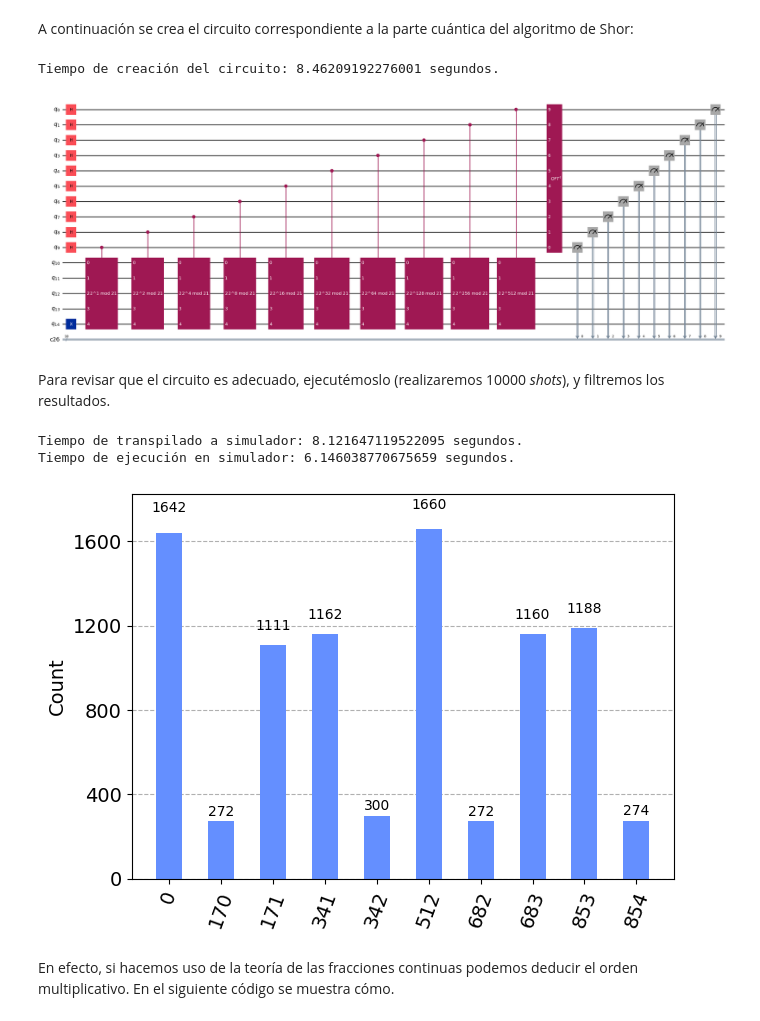
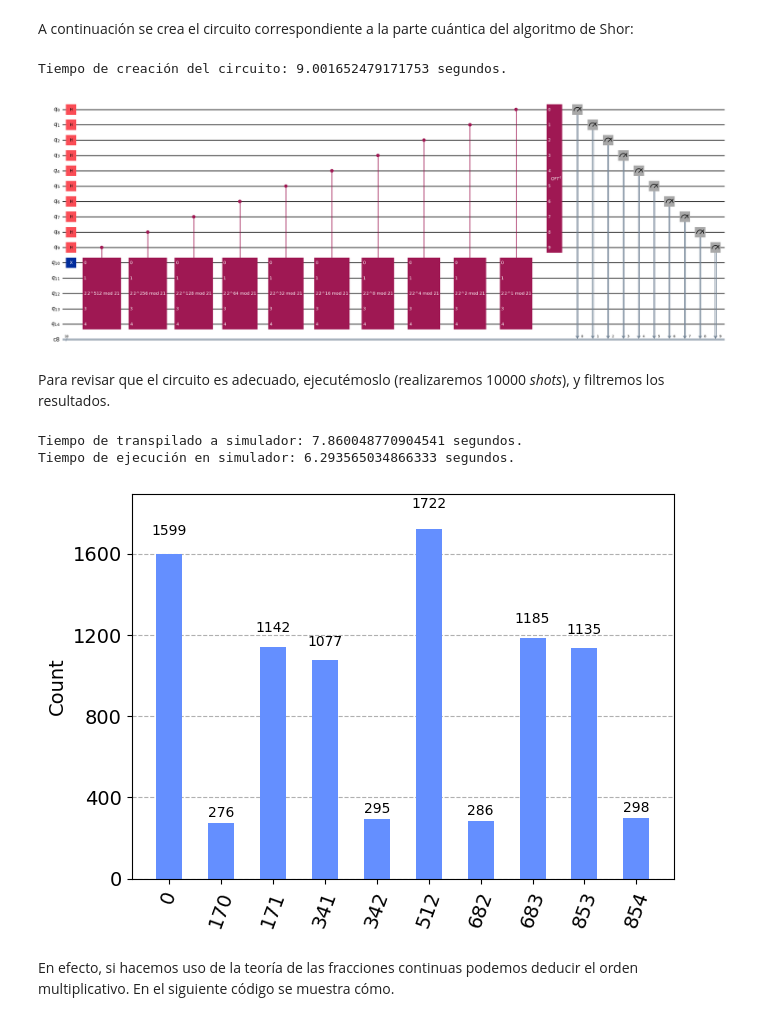
Before and after one commit to Mariomc10/TFM, a Jupyter notebook: Shor_Analisis_Qiskit.ipynb, the cells around one changed output. Saved outputs shown, nothing was run; the diff lists cells and outputs as text; code cells hidden in the pictures.

Commit message:
ShorQiskitCompleto(?)

```diff
--- a/Shor_Analisis_Qiskit.ipynb
+++ b/Shor_Analisis_Qiskit.ipynb
@@ -88,39 +88,39 @@ A continuación se crea el circuito correspondiente a la parte cuántica del alg
 # %%
 # Parte cuántica del algoritmo de Shor. Implementación en Qiskit 1.0.2
 t0 = time.time() # Inicio de la construcción del circuito
 # Calculamos los qubits necesarios
 n_in_qubits = int(np.ceil(np.log2(N)))
 n_out_qubits = 2*n_in_qubits
 n_qubits = n_out_qubits + n_in_qubits
 
 # Circuito de Shor
 shor_qreg = QuantumRegister(n_qubits, name='q')
 shor_creg = ClassicalRegister(n_out_qubits)
 
 shor_circ = QuantumCircuit(shor_qreg,shor_creg,name="Shor")
 
 # Puertas hadamard a los 'n_in_qubits' qubits más significativos y la puerta X al qubit menos significativo de x^power mod N
 shor_circ.h(range(n_out_qubits))
-shor_circ.x(n_qubits-1)
+shor_circ.x(n_out_qubits)
 
 # Puertas de exponeciación modular controladas
 for i in range(n_out_qubits):
-    shor_circ.append(exp_mod21(2**i).control(1),[n_out_qubits - 1 - i] + [j for j in list(range(n_out_qubits,n_qubits)) ])
+    shor_circ.append(exp_mod21(2**(n_out_qubits - 1 - i)).control(1),[n_out_qubits - 1 - i] + [j for j in list(range(n_out_qubits,n_qubits)) ])
 
 # Transformada de Fourier cuántica inversa
-shor_circ.append(QFT(n_out_qubits,inverse=True, name='$QFT^{\dagger}$'),[j for j in range(n_out_qubits-1,-1,-1)])
+shor_circ.append(QFT(n_out_qubits,inverse=True, name='$QFT^{\dagger}$'),[j for j in range(n_out_qubits)])
 
 # Medidas
-shor_circ.measure([shor_qreg[i] for i in range(n_out_qubits-1,-1,-1)],[shor_creg[i] for i in range(n_out_qubits)])
+shor_circ.measure([shor_qreg[i] for i in range(n_out_qubits-1,-1,-1)],[shor_creg[ n_out_qubits - 1 - i] for i in range(n_out_qubits)])
 
 # Tiempo de creación
 print("Tiempo de creación del circuito:",time.time()-t0,"segundos.")
 
 # Mostramos el circuito descomponiendo únicamente para ver las puertas controladas
 display(shor_circ.decompose(gates_to_decompose=['c_2^' + str(power) + ' mod 21' for power in [2**i for i in range(n_out_qubits)]]).draw("mpl",fold=-1))
 # %% [output]
-Tiempo de creación del circuito: 8.46209192276001 segundos.
+Tiempo de creación del circuito: 9.001652479171753 segundos.
-[figure, old version]
+[figure, new version]
 # %% [markdown]
 Para revisar que el circuito es adecuado, ejecutémoslo (realizaremos 10000 _shots_), y filtremos los resultados.
 # %%
@@ -141,9 +141,9 @@ counts_dec = {int(v,2):k for v,k in result.get_counts().items() if k > 0.01*1000
 # Histograma filtrado
 display(plot_histogram(counts_dec))
 # %% [output]
-Tiempo de transpilado a simulador: 8.121647119522095 segundos.
-Tiempo de ejecución en simulador: 6.146038770675659 segundos.
+Tiempo de transpilado a simulador: 7.860048770904541 segundos.
+Tiempo de ejecución en simulador: 6.293565034866333 segundos.
-[figure, old version]
+[figure, new version]
 # %% [markdown]
 En efecto, si hacemos uso de la teoría de las fracciones continuas podemos deducir el orden multiplicativo. En el siguiente código se muestra cómo.
 # %%
```
Also changed, not shown: parts of 4 cells of this notebook, 1 other file.
